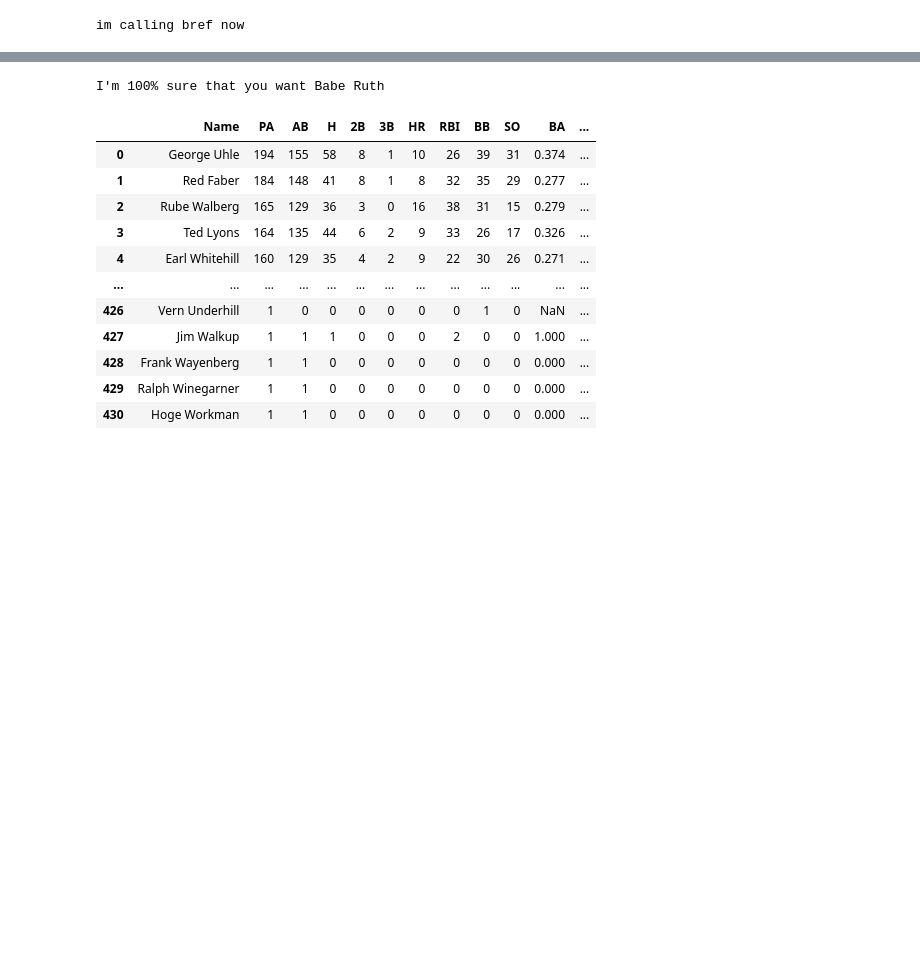
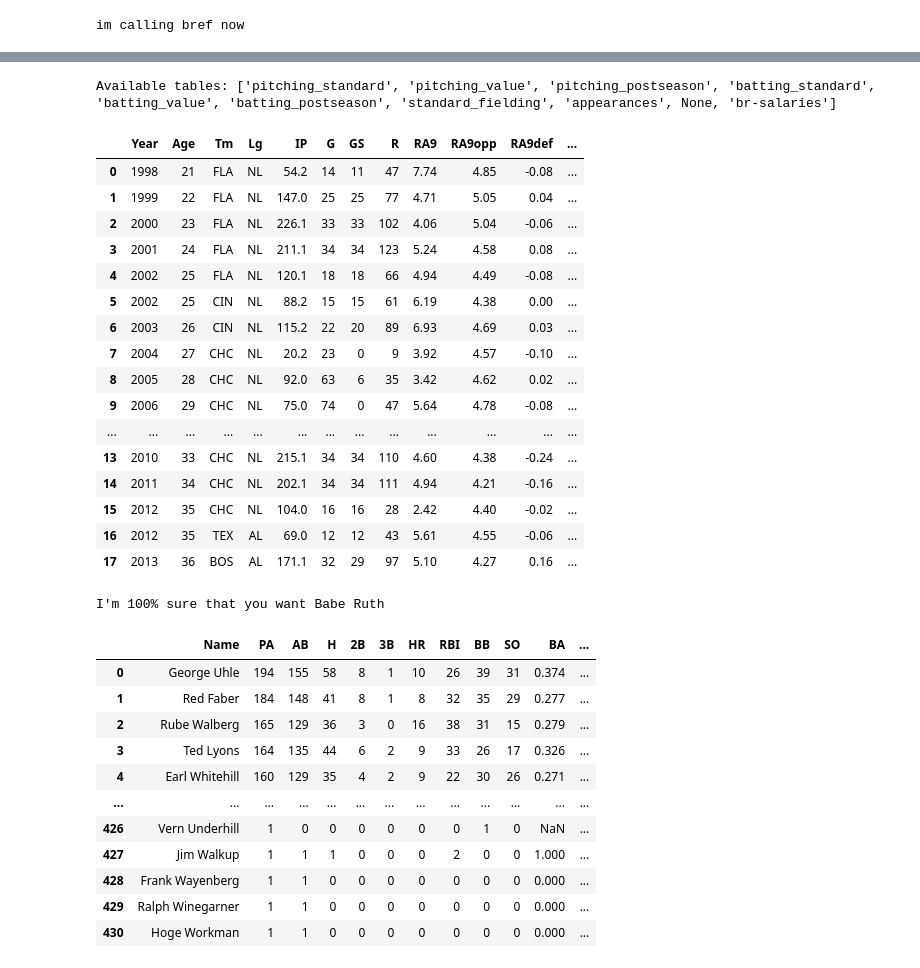
Before and after one commit to double-dose-larry/sportsref, a Jupyter notebook: test_players.ipynb, the cells around one changed output, grey strips where cells are left out. Drawn from its saved outputs; the diff is of its cells as text; code cells hidden in the pictures; blank space fills up the shorter version.

```diff
--- a/test_players.ipynb
+++ b/test_players.ipynb
@@ -89,6 +109,27 @@ demp.overview("pitching_standard")
 | 25 | 2012 | 35 | CHC | NL | 5 | 5 | 0.500 | 2.25 | 16 | 16 | 0 | ... |
 | 26 | 2012 | 35 | TEX | AL | 7 | 3 | 0.700 | 5.09 | 12 | 12 | 0 | ... |
 | 27 | 2013 | 36 | BOS | AL | 8 | 9 | 0.471 | 4.57 | 32 | 29 | 1 | ... |
+# %%
+demp.overview("pitching_value")
+# %% [output]
+Available tables: ['pitching_standard', 'pitching_value', 'pitching_postseason', 'batting_standard', 'batting_value', 'batting_postseason', 'standard_fielding', 'appearances', None, 'br-salaries']
+|  | Year | Age | Tm | Lg | IP | G | GS | R | RA9 | RA9opp | RA9def | ... |
+| 0 | 1998 | 21 | FLA | NL | 54.2 | 14 | 11 | 47 | 7.74 | 4.85 | -0.08 | ... |
+| 1 | 1999 | 22 | FLA | NL | 147.0 | 25 | 25 | 77 | 4.71 | 5.05 | 0.04 | ... |
+| 2 | 2000 | 23 | FLA | NL | 226.1 | 33 | 33 | 102 | 4.06 | 5.04 | -0.06 | ... |
+| 3 | 2001 | 24 | FLA | NL | 211.1 | 34 | 34 | 123 | 5.24 | 4.58 | 0.08 | ... |
+| 4 | 2002 | 25 | FLA | NL | 120.1 | 18 | 18 | 66 | 4.94 | 4.49 | -0.08 | ... |
+| 5 | 2002 | 25 | CIN | NL | 88.2 | 15 | 15 | 61 | 6.19 | 4.38 | 0.00 | ... |
+| 6 | 2003 | 26 | CIN | NL | 115.2 | 22 | 20 | 89 | 6.93 | 4.69 | 0.03 | ... |
+| 7 | 2004 | 27 | CHC | NL | 20.2 | 23 | 0 | 9 | 3.92 | 4.57 | -0.10 | ... |
+| 8 | 2005 | 28 | CHC | NL | 92.0 | 63 | 6 | 35 | 3.42 | 4.62 | 0.02 | ... |
+| 9 | 2006 | 29 | CHC | NL | 75.0 | 74 | 0 | 47 | 5.64 | 4.78 | -0.08 | ... |
+| ... | ... | ... | ... | ... | ... | ... | ... | ... | ... | ... | ... | ... |
+| 13 | 2010 | 33 | CHC | NL | 215.1 | 34 | 34 | 110 | 4.60 | 4.38 | -0.24 | ... |
+| 14 | 2011 | 34 | CHC | NL | 202.1 | 34 | 34 | 111 | 4.94 | 4.21 | -0.16 | ... |
+| 15 | 2012 | 35 | CHC | NL | 104.0 | 16 | 16 | 28 | 2.42 | 4.40 | -0.02 | ... |
+| 16 | 2012 | 35 | TEX | AL | 69.0 | 12 | 12 | 43 | 5.61 | 4.55 | -0.06 | ... |
+| 17 | 2013 | 36 | BOS | AL | 171.1 | 32 | 29 | 97 | 5.10 | 4.27 | 0.16 | ... |
 # %%
 aaron.splits("lever", year=1962, split_type='b')
 # %%
```
Also changed, not shown: parts of 11 cells of this notebook, 3 other files.
